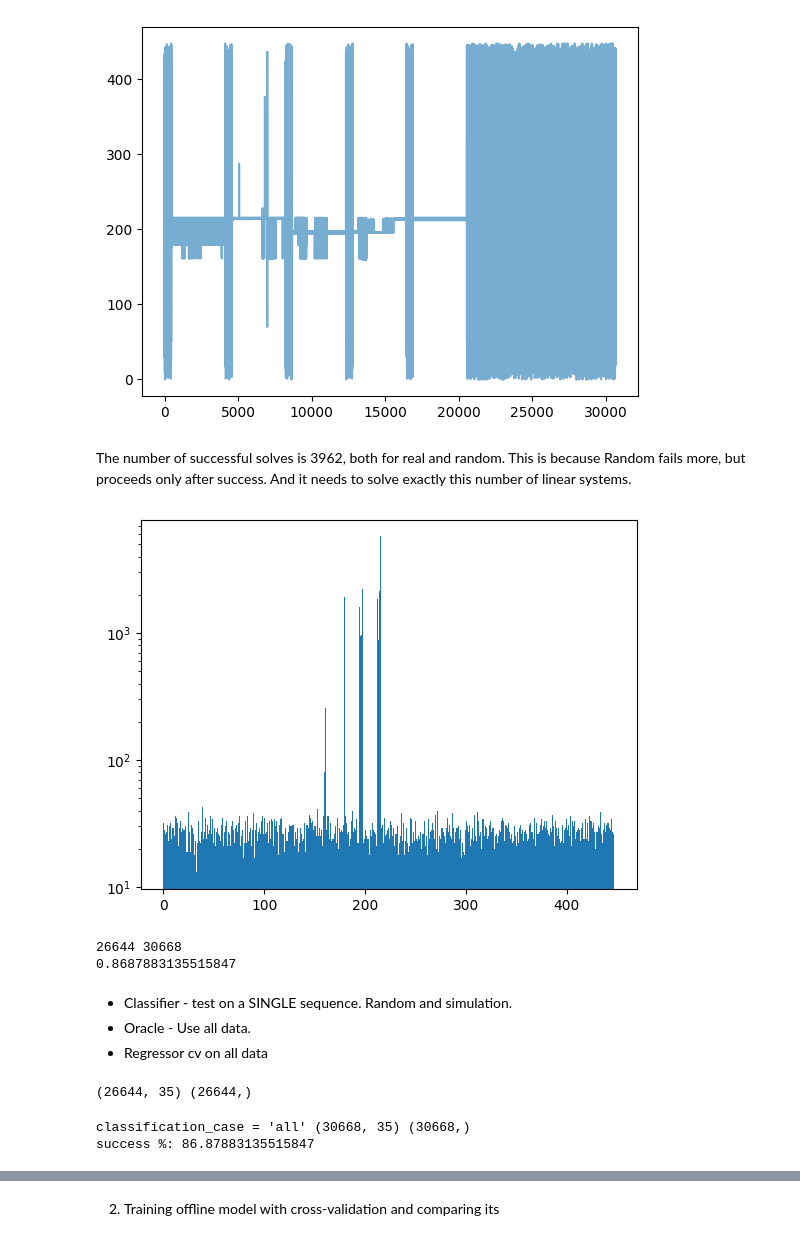
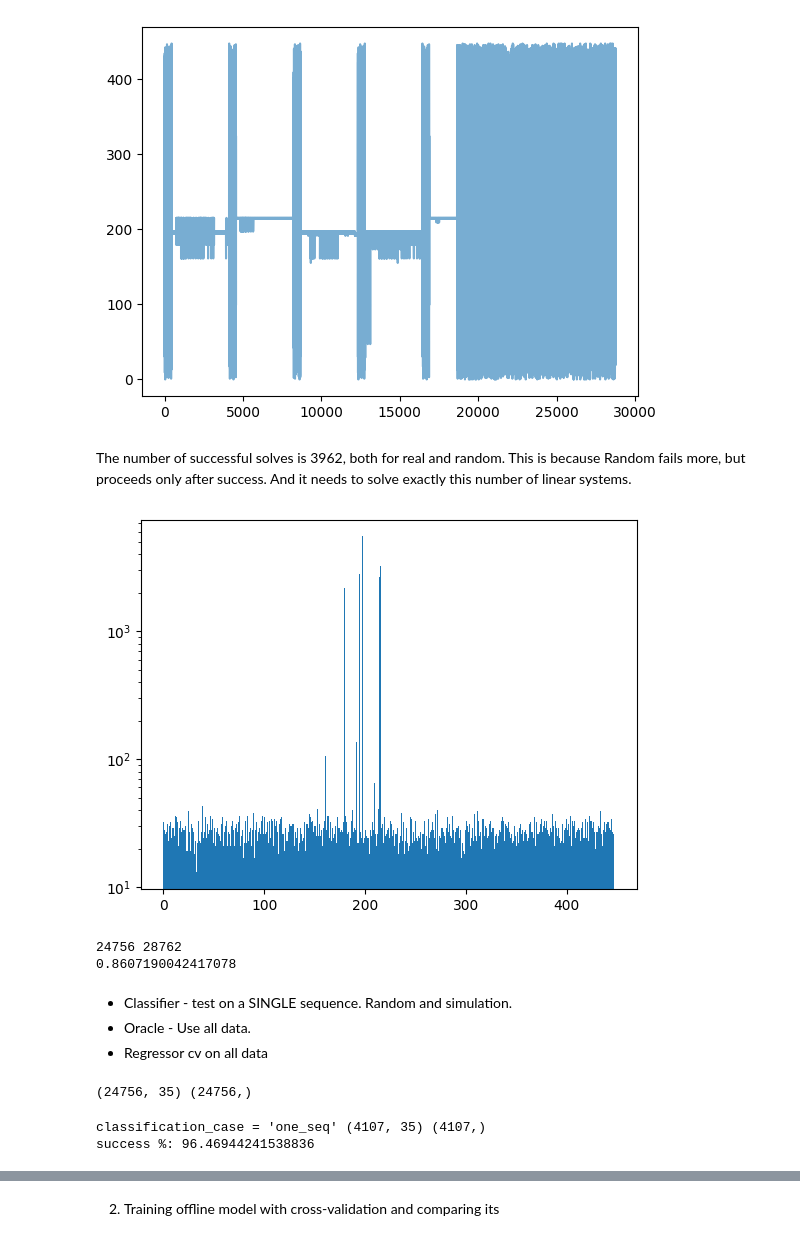
Before and after one commit to Yuriyzabegaev/FTHM-Solver, a Jupyter notebook: solver_selection_thm/thm_results_model_analysis.ipynb, the cells around one changed output, grey strips where cells are left out. Cells and saved outputs as stored; diff of their text form; code cells hidden in the pictures.

```diff
--- a/solver_selection_thm/thm_results_model_analysis.ipynb
+++ b/solver_selection_thm/thm_results_model_analysis.ipynb
@@ -23,6 +23,7 @@ from copy import copy
 
 
 RUNS = ['0','1','2','8','9']
+RUNS = [20, 21, 22, 23, 24]
 RUNS_RANDOM = ['8','9']
 # RUNS = [20,21,22]
 
@@ -94,7 +98,7 @@ def make_pandas(sim_data, perf_data, seq_ids):
     return pd.DataFrame(data=sim_data_dict), pd.DataFrame(data=perf_data_dict)
 
 
-ALL_RUNS = RUNS + [f"R{x}" for x in RUNS_RANDOM]
+ALL_RUNS = [str(x) for x in RUNS] + [f"R{x}" for x in RUNS_RANDOM]
 
 df_sim, df_perf = make_pandas(
     sim_data=sim_data + sim_data_random,
@@ -135,23 +139,23 @@ Text(0.5, 0, '# Linear solve')
 decision_id = np.array(df_perf.decision_idx)
 _ = plt.plot(decision_id, label='Decision idx', alpha=0.6)
 # %% [output]
-[figure, old version]
+[figure, new version]
 # %% [markdown]
 The number of successful solves is 3962, both for real and random.
 This is because Random fails more, but proceeds only after success. And it needs to solve exactly this number of linear systems.
 # %%
-num_solvers = 448
+num_solvers = solver_selector.solver_space.all_decisions_encoding.shape[0]
 _ = plt.hist(decision_id, bins=num_solvers, log=True)
 # %% [output]
-[figure, old version]
+[figure, new version]
 # %%
 FAIL_REWARD = -100
 num_success = (df_perf.reward > FAIL_REWARD).sum()
 print(num_success, df_perf.shape[0])
 print(num_success / df_perf.shape[0])
 # %% [output]
-26644 30668
-0.8687883135515847
+24756 28762
+0.8607190042417078
 # %% [markdown]
 * Classifier - test on a SINGLE sequence. Random and simulation.
 * Oracle - Use all data.
@@ -165,16 +169,16 @@ ysuccess = y[success]
 ycat = success
 print(Xsuccess.shape, ysuccess.shape)
 # %% [output]
-(26644, 35) (26644,)
+(24756, 35) (24756,)
 # %%
 from typing import Literal
 
-classification_case: Literal["all", "one_seq", "random"] = "all"
+classification_case: Literal["all", "one_seq", "random"] = "one_seq"
 if classification_case == "all":
     X_classification = X
     y_classification = ycat
 elif classification_case == "one_seq":
-    filter_ = np.array((df_perf.seq_id == "8"))
+    filter_ = np.array((df_perf.seq_id == "22"))
     X_classification = X[filter_]
     y_classification = ycat[filter_]
 elif classification_case == "random":
@@ -187,8 +191,8 @@ else:
 print(f"{classification_case = }", X_classification.shape, y_classification.shape)
 print('success %:', y_classification.sum() / y_classification.size * 100)
 # %% [output]
-classification_case = 'all' (30668, 35) (30668,)
-success %: 86.87883135515847
+classification_case = 'one_seq' (4107, 35) (4107,)
+success %: 96.46944241538836
 # %%
 from sklearn.pipeline import make_pipeline
 from sklearn.preprocessing import StandardScaler
```
Also changed, not shown: parts of 33 cells of this notebook, 3 other files.
